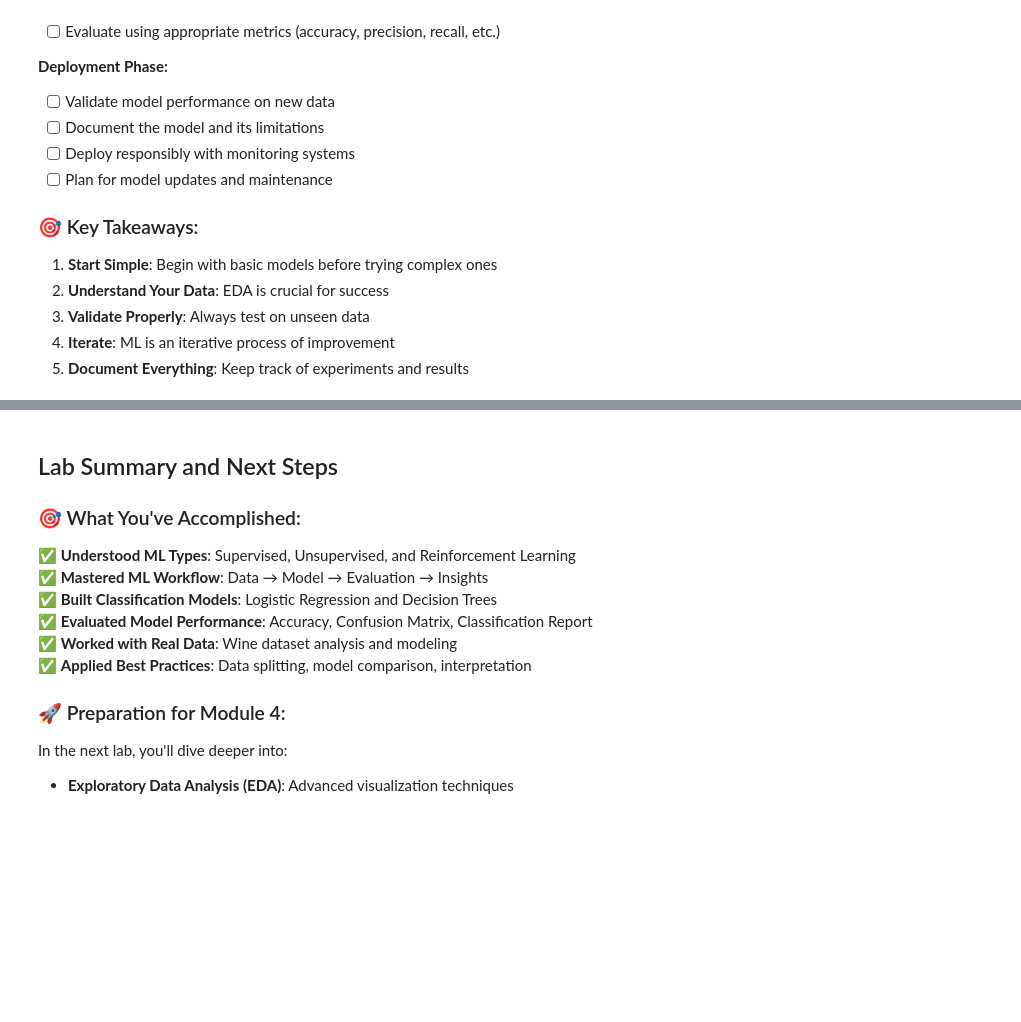
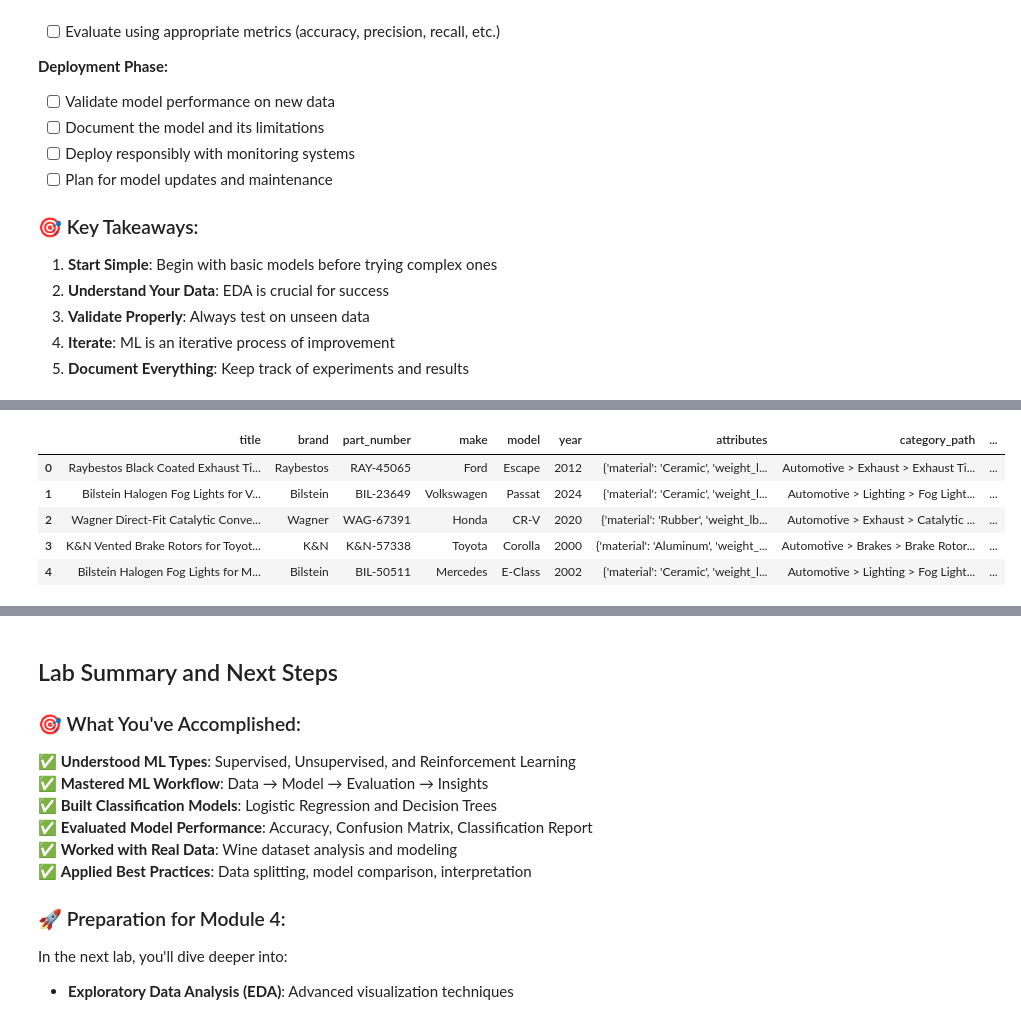
Before and after one commit to CeZa18/ITAI-1371-ML-Labs, a Jupyter notebook: Module_03_Lab_Exercise_1.ipynb, the cells around one changed output, grey strips where cells are left out. Saved outputs shown, nothing was run; the diff lists cells and outputs as text; code cells hidden in the pictures; blank space fills up the shorter version.

```diff
--- a/Module_03_Lab_Exercise_1.ipynb
+++ b/Module_03_Lab_Exercise_1.ipynb
@@ -749,0 +902,32 @@ Let's summarize the complete machine learning workflow we've learned:
+# %%
+# ============================================
+# Module 03 – Lab Exercise 1
+# Full Model Training & Evaluation Pipeline
+# ============================================
+
+import pandas as pd
+import numpy as np
+
+from sklearn.model_selection import train_test_split
+from sklearn.preprocessing import StandardScaler
+from sklearn.metrics import accuracy_score, confusion_matrix, classification_report
+
+from sklearn.linear_model import LogisticRegression
+from sklearn.neighbors import KNeighborsClassifier
+from sklearn.tree import DecisionTreeClassifier
+from sklearn.ensemble import RandomForestClassifier
+from sklearn.svm import SVC
+
+# ------------------------------------------------
+# 1. Load dataset & View Dataset Headers
+# ------------------------------------------------
+
+df = pd.read_csv("automotive_parts_dataset.csv")   # Load File
+df.head()                                          # View Headers
+# %% [output]
+|  | title | brand | part_number | make | model | year | attributes | category_path | ... |
+| 0 | Raybestos Black Coated Exhaust Ti... | Raybestos | RAY-45065 | Ford | Escape | 2012 | {'material': 'Ceramic', 'weight_l... | Automotive > Exhaust > Exhaust Ti... | ... |
+| 1 | Bilstein Halogen Fog Lights for V... | Bilstein | BIL-23649 | Volkswagen | Passat | 2024 | {'material': 'Ceramic', 'weight_l... | Automotive > Lighting > Fog Light... | ... |
+| 2 | Wagner Direct-Fit Catalytic Conve... | Wagner | WAG-67391 | Honda | CR-V | 2020 | {'material': 'Rubber', 'weight_lb... | Automotive > Exhaust > Catalytic ... | ... |
+| 3 | K&N Vented Brake Rotors for Toyot... | K&N | K&N-57338 | Toyota | Corolla | 2000 | {'material': 'Aluminum', 'weight_... | Automotive > Brakes > Brake Rotor... | ... |
+| 4 | Bilstein Halogen Fog Lights for M... | Bilstein | BIL-50511 | Mercedes | E-Class | 2002 | {'material': 'Ceramic', 'weight_l... | Automotive > Lighting > Fog Light... | ... |
```
Also changed, not shown: parts of 9 cells of this notebook.
